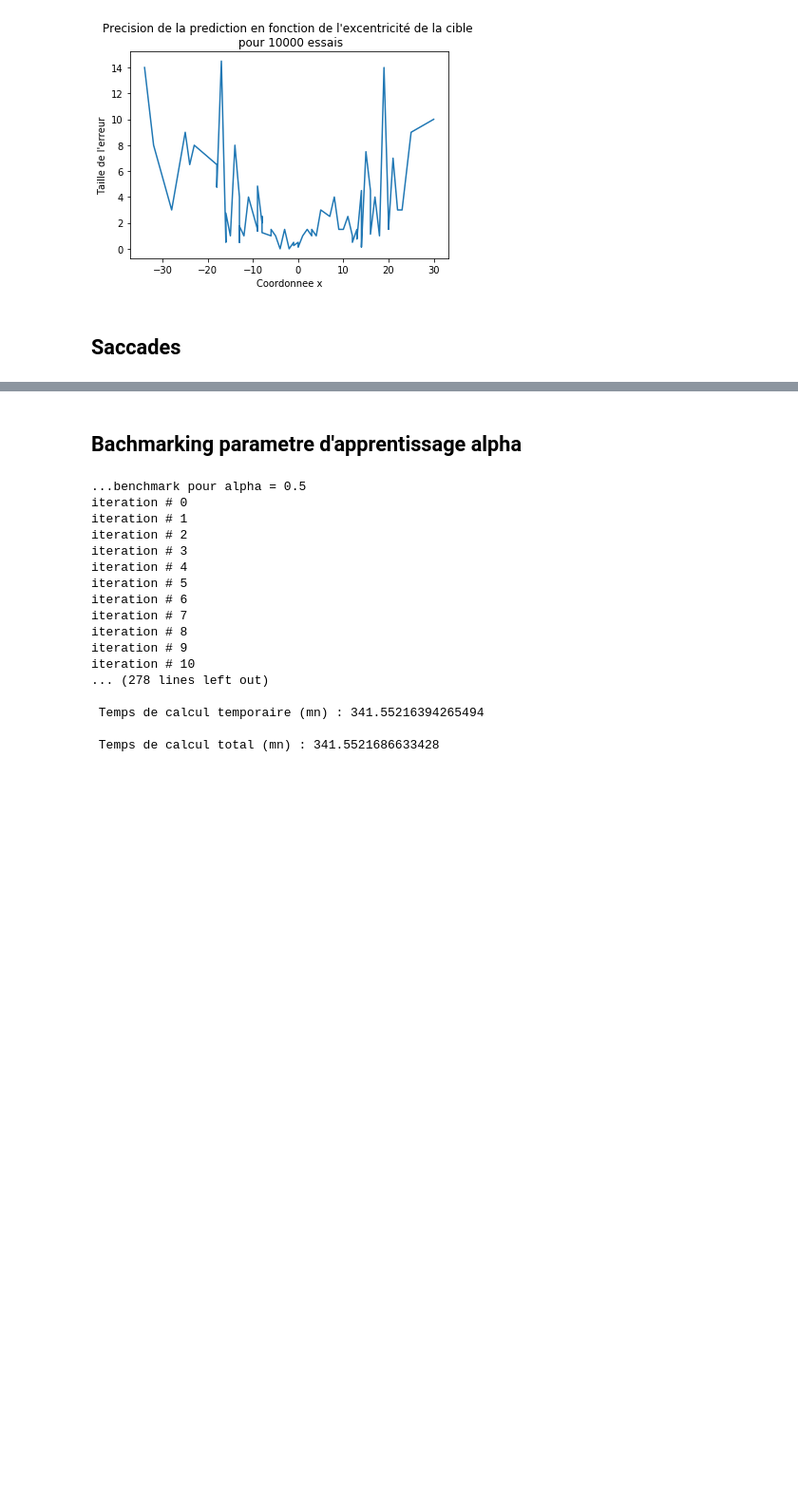
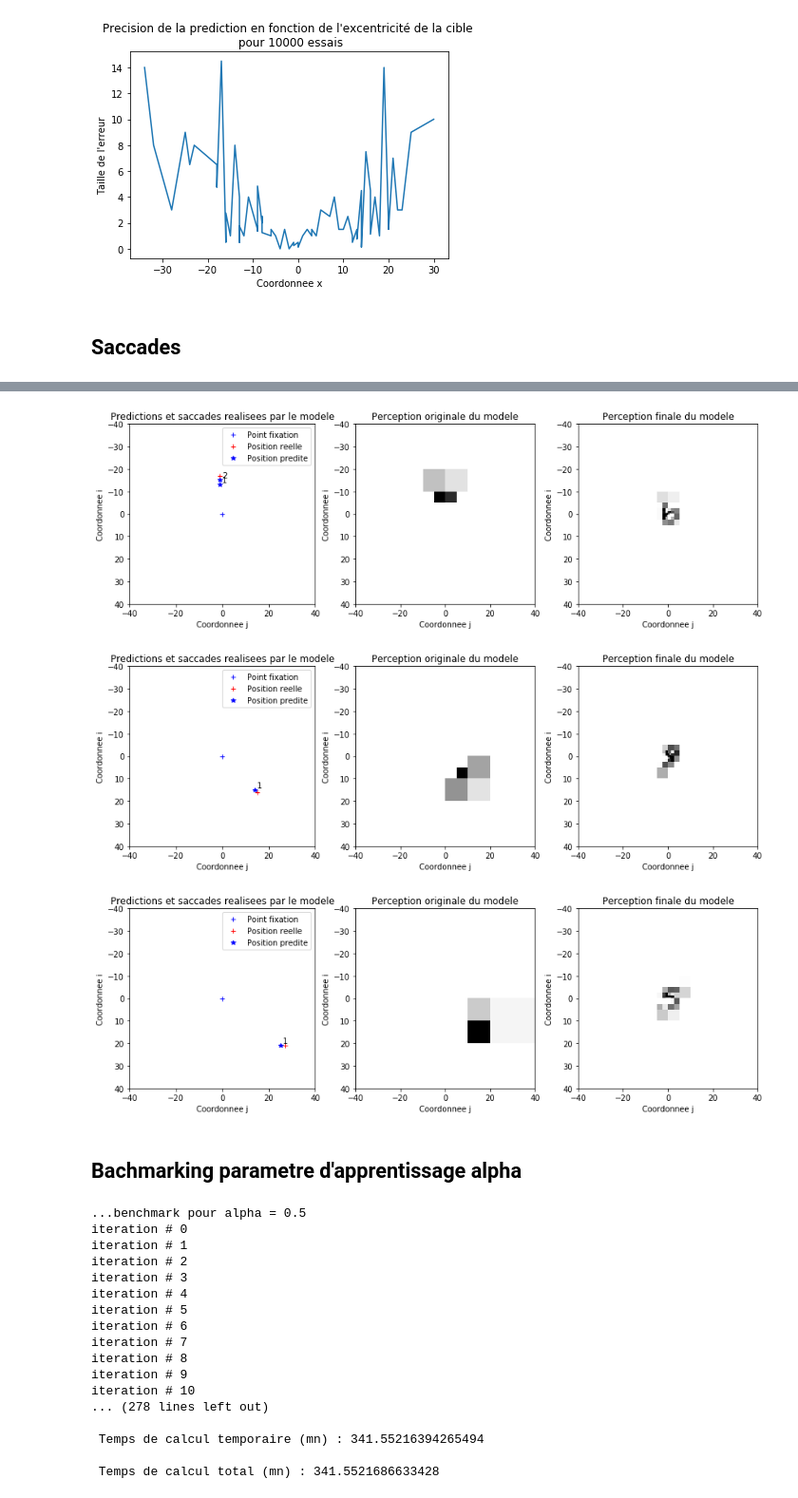
Before and after one commit to pierrealbiges/ActiveVision, a Jupyter notebook: Notebooks/Waveimage-tensorflow-pow3-encoding_P3ver.ipynb, the cells around one changed output, grey strips where cells are left out. Shown at 95% size. Drawn from its saved outputs; the diff is of its cells as text; code cells hidden in the pictures; blank space fills up the shorter version.

```diff
--- a/Notebooks/Waveimage-tensorflow-pow3-encoding_P3ver.ipynb
+++ b/Notebooks/Waveimage-tensorflow-pow3-encoding_P3ver.ipynb
@@ -670,3 +579,79 @@ new i,j = 0 -1
+# %%
+### Integration de saccades
+test_size = 3                                 # taille de l'echantillon de test
+test_batch = mnist.test.next_batch(test_size) # recuperation d'un echantillon de test
+fovea_size = 4                                # longueur/largeur de la fovea
+
+for x in test_batch[0]:
+    target_not_in_fovea = True  # reste True tant que la cible n'est pas presente dans la fovea
+    it = 1                      # nombre d'iterations ~= nombre de saccades
+    previous_prediction = [0,0] # contient la prediction precedente lorsque it>0
+    new_prediction = [0,0]      # contient la nouvelle prediction lorsque it>0
+
+    ## Initialisation des parametres pour la construction des graphiques
+    plt.subplot(131)                                  # contient les positions de la cible et des saccades
+    axes = plt.gca()                                  # permet de manipuler les axes
+    axes.set_xlim([-40,40]) ; axes.set_ylim([-40,40]) # defini les limites des axes
+    axes.invert_yaxis()                               # inverse l'axe y (ou i) pour correspondre au format des donnees
+    #axes.add_patch(Rectangle((-2, -2), 4, 4,alpha=1,fill=None)) # affiche un carre representant la fovea
+
+    i_offset, j_offset = minmax(int(np.random.randn() * 15), 40), minmax(int(np.random.randn() * 15), 40)
+
+    while target_not_in_fovea:
+
+        v, w = generate_vector_data_with_offset_from_x(x, i_offset, j_offset)
+
+        ## Verification position cible (est-elle presente dans la fovea?)
+        if  i_offset >= -(fovea_size/2) and i_offset <= (fovea_size/2):
+            if j_offset >= -(fovea_size/2) and j_offset <= (fovea_size/2):
+                target_not_in_fovea = False
+                break
+
+        i_hat = int(np.dot(v, values[0]))      # i_hat correspond au y0 (coordonnee i) predit par le modele
+        j_hat = int(np.dot(v, values[1]))      # j_hat correspond au y1 (coordonnee j) predit par le modele
+
+        if it == 1:   # si c'est la premiere iteration de la boucle while
+            w_ori = w # enregistement de l'image originale percue par le modele
+
+            plt.plot(0,0, 'b+')                  # point de fixation original
+            plt.plot(j_offset, i_offset, 'r+')   # position de la cible
+            plt.plot(j_hat, i_hat, 'b*')         # prediction du modele
+            plt.annotate(it,(1+j_hat,-1+i_hat))  # annotation du numero de la saccade
+
+        if it != 1:   # si ce n'est pas la premiere iteration de la boucle while
+            new_prediction[0] = j_hat+previous_prediction[0] ; new_prediction[1] = i_hat+previous_prediction[1]
+            plt.plot(new_prediction[0], new_prediction[1], 'b*')           # nouvelle prediction du modele
+            plt.annotate(it,(1+new_prediction[0],-1+new_prediction[1]))    # annotation du numera de la saccade
+
+        previous_prediction[0] += j_hat ; previous_prediction[1] += i_hat  # mise a jour de la prediction precedente
+
+        i_offset, j_offset = (i_offset - i_hat), (j_offset - j_hat)        # nouvelle position de la cible par rapport au point de fixation apres saccade
+
+        it += 1
+
+
+    ## Construction graphiques
+    plt.title('Predictions et saccades realisees par le modele')
+    plt.xlabel('Coordonnee j') ; plt.ylabel('Coordonnee i')
+    plt.legend(['Point fixation','Position reelle','Position predite'], loc='upper right')
+
+    plt.subplot(132)
+    plt.title('Perception originale du modele')
+    plt.xlabel('Coordonnee j') ; plt.ylabel('Coordonnee i')
+    plt.imshow(w_ori.get_image(), cmap = 'gray_r', extent=[-40, 40, 40, -40])
+
+    plt.subplot(133)
+    plt.title('Perception finale du modele')
+    plt.xlabel('Coordonnee j') ; plt.ylabel('Coordonnee i')
+    plt.imshow(w.get_image(), cmap = 'gray_r', extent=[-40, 40, 40, -40])
+
+    plt.subplots_adjust(bottom=0.1, right=2, top=0.9)
+    #plt.savefig('saccades.pdf',bbox_inches='tight', pad_inches=0)
+    plt.show()
+# %% [output]
+[figure, added]
+[figure, added]
+[figure, added]
 # %% [markdown]
 ## Bachmarking parametre d'apprentissage alpha
 # %%
```
Also changed, not shown: parts of 2 cells of this notebook.
